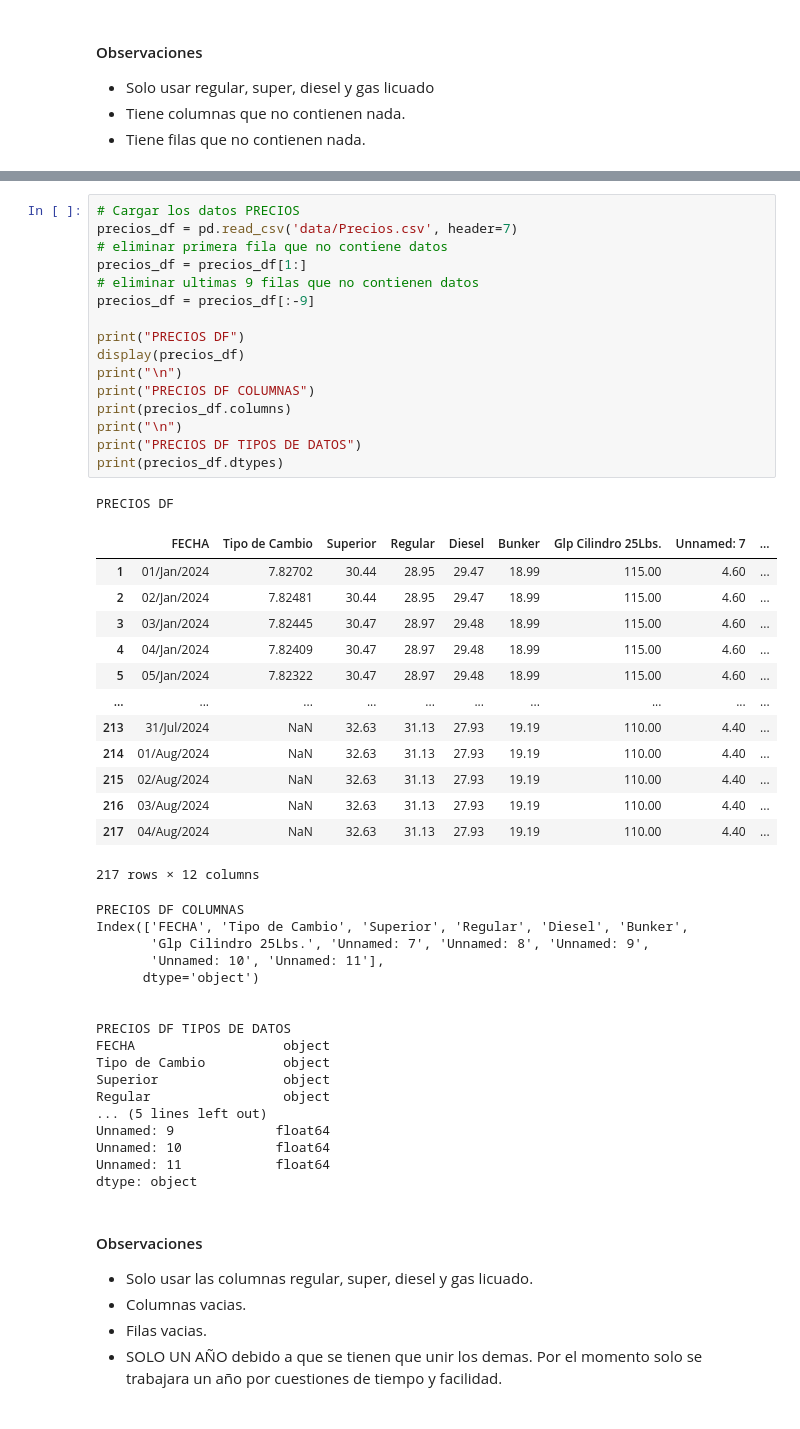
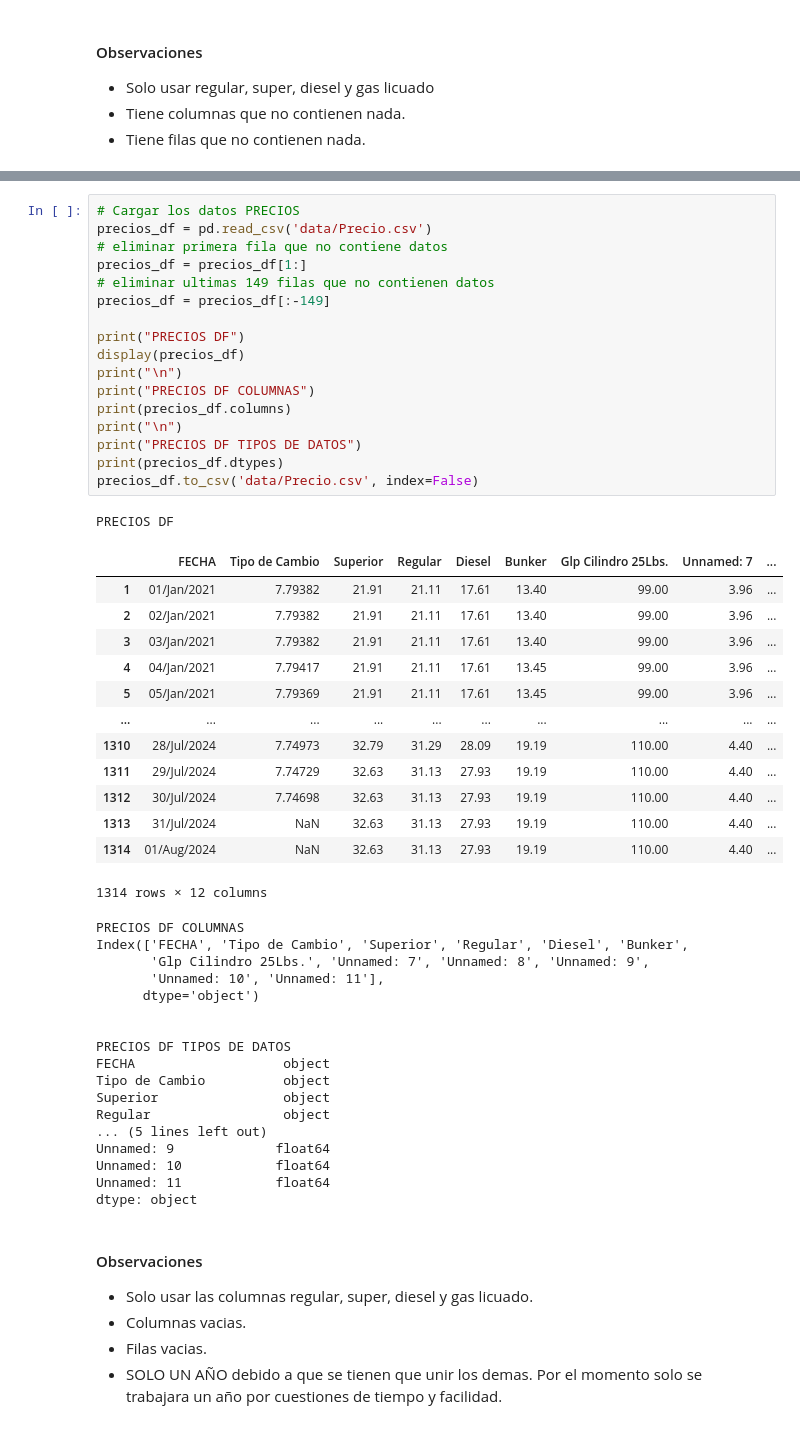
Before and after one commit to mariaRam2003/Laboratorio2-DataScience, a Jupyter notebook: EDA.ipynb, the cells around one changed output, grey strips where cells are left out. Drawn from its saved outputs; the diff is of its cells as text.

```diff
--- a/EDA.ipynb
+++ b/EDA.ipynb
@@ -125,34 +147,35 @@ Length: 69, dtype: object
 # %%
 # Cargar los datos PRECIOS
-precios_df = pd.read_csv('data/Precios.csv', header=7)
+precios_df = pd.read_csv('data/Precio.csv')
 # eliminar primera fila que no contiene datos
 precios_df = precios_df[1:]
-# eliminar ultimas 9 filas que no contienen datos
-precios_df = precios_df[:-9]
+# eliminar ultimas 149 filas que no contienen datos
+precios_df = precios_df[:-149]
 
 print("PRECIOS DF")
 display(precios_df)
 print("\n")
 print("PRECIOS DF COLUMNAS")
 print(precios_df.columns)
 print("\n")
 print("PRECIOS DF TIPOS DE DATOS")
 print(precios_df.dtypes)
+precios_df.to_csv('data/Precio.csv', index=False)
 # %% [output]
 PRECIOS DF
 |  | FECHA | Tipo de Cambio | Superior | Regular | Diesel | Bunker | Glp Cilindro 25Lbs. | Unnamed: 7 | ... |
-| 1 | 01/Jan/2024 | 7.82702 | 30.44 | 28.95 | 29.47 | 18.99 | 115.00 | 4.60 | ... |
-| 2 | 02/Jan/2024 | 7.82481 | 30.44 | 28.95 | 29.47 | 18.99 | 115.00 | 4.60 | ... |
-| 3 | 03/Jan/2024 | 7.82445 | 30.47 | 28.97 | 29.48 | 18.99 | 115.00 | 4.60 | ... |
-| 4 | 04/Jan/2024 | 7.82409 | 30.47 | 28.97 | 29.48 | 18.99 | 115.00 | 4.60 | ... |
-| 5 | 05/Jan/2024 | 7.82322 | 30.47 | 28.97 | 29.48 | 18.99 | 115.00 | 4.60 | ... |
+| 1 | 01/Jan/2021 | 7.79382 | 21.91 | 21.11 | 17.61 | 13.40 | 99.00 | 3.96 | ... |
+| 2 | 02/Jan/2021 | 7.79382 | 21.91 | 21.11 | 17.61 | 13.40 | 99.00 | 3.96 | ... |
+| 3 | 03/Jan/2021 | 7.79382 | 21.91 | 21.11 | 17.61 | 13.40 | 99.00 | 3.96 | ... |
+| 4 | 04/Jan/2021 | 7.79417 | 21.91 | 21.11 | 17.61 | 13.45 | 99.00 | 3.96 | ... |
+| 5 | 05/Jan/2021 | 7.79369 | 21.91 | 21.11 | 17.61 | 13.45 | 99.00 | 3.96 | ... |
 | ... | ... | ... | ... | ... | ... | ... | ... | ... | ... |
-| 213 | 31/Jul/2024 | NaN | 32.63 | 31.13 | 27.93 | 19.19 | 110.00 | 4.40 | ... |
-| 214 | 01/Aug/2024 | NaN | 32.63 | 31.13 | 27.93 | 19.19 | 110.00 | 4.40 | ... |
-| 215 | 02/Aug/2024 | NaN | 32.63 | 31.13 | 27.93 | 19.19 | 110.00 | 4.40 | ... |
-| 216 | 03/Aug/2024 | NaN | 32.63 | 31.13 | 27.93 | 19.19 | 110.00 | 4.40 | ... |
-| 217 | 04/Aug/2024 | NaN | 32.63 | 31.13 | 27.93 | 19.19 | 110.00 | 4.40 | ... |
+| 1310 | 28/Jul/2024 | 7.74973 | 32.79 | 31.29 | 28.09 | 19.19 | 110.00 | 4.40 | ... |
+| 1311 | 29/Jul/2024 | 7.74729 | 32.63 | 31.13 | 27.93 | 19.19 | 110.00 | 4.40 | ... |
+| 1312 | 30/Jul/2024 | 7.74698 | 32.63 | 31.13 | 27.93 | 19.19 | 110.00 | 4.40 | ... |
+| 1313 | 31/Jul/2024 | NaN | 32.63 | 31.13 | 27.93 | 19.19 | 110.00 | 4.40 | ... |
+| 1314 | 01/Aug/2024 | NaN | 32.63 | 31.13 | 27.93 | 19.19 | 110.00 | 4.40 | ... |
-217 rows × 12 columns
+1314 rows × 12 columns
 PRECIOS DF COLUMNAS
 Index(['FECHA', 'Tipo de Cambio', 'Superior', 'Regular', 'Diesel', 'Bunker',
        'Glp Cilindro 25Lbs.', 'Unnamed: 7', 'Unnamed: 8', 'Unnamed: 9',
```
Also changed, not shown: parts of 10 cells of this notebook, 4 other files.
